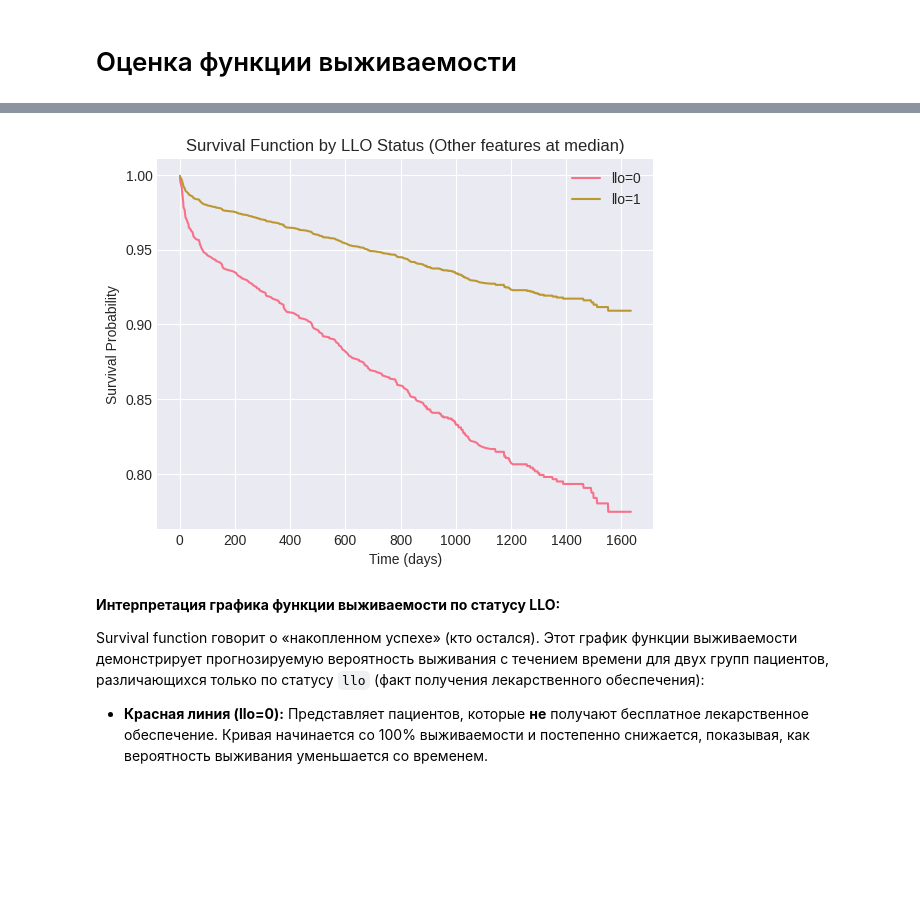
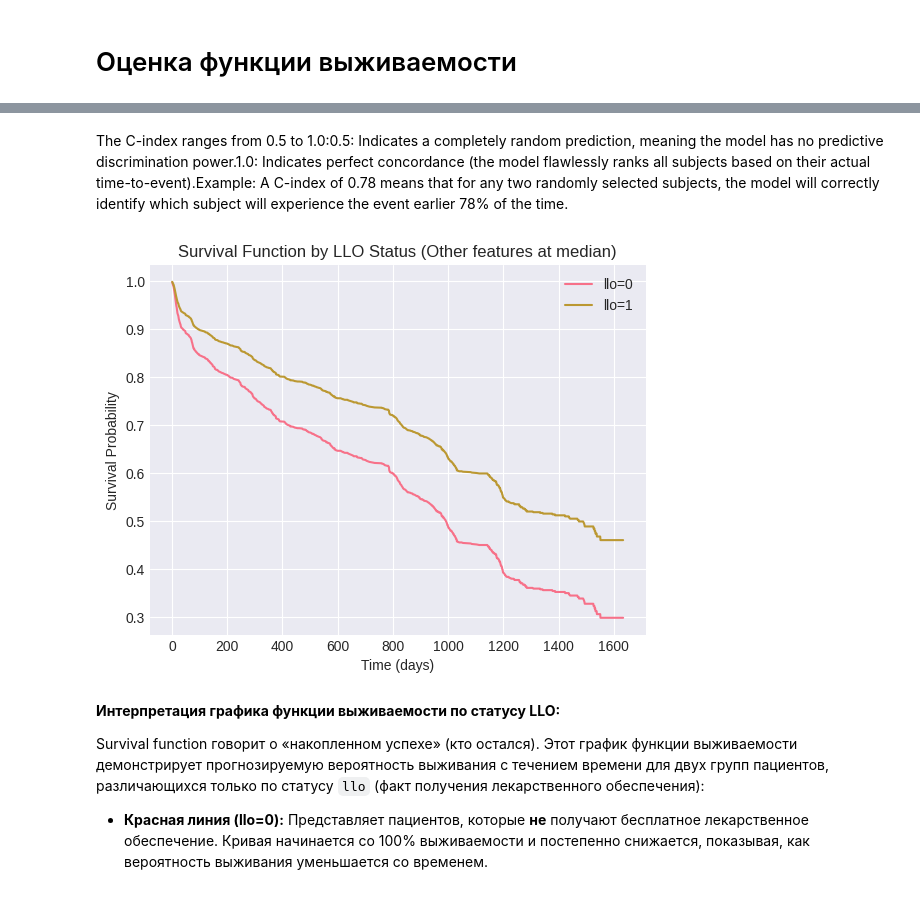
Before and after one commit to D2718281828nis/BioMedAI-Heart-Desease-LifeTime-Forecast, a Jupyter notebook: Survival-function-analysys.ipynb, the cells around one changed output, grey strips where cells are left out. Cells and saved outputs as stored; diff of their text form; code cells hidden in the pictures; blank space fills up the shorter version.

```diff
--- a/Survival-function-analysys.ipynb
+++ b/Survival-function-analysys.ipynb
@@ -571,0 +536,35 @@ cph.print_summary()
+# %%
+from lifelines import CoxPHFitter
+import pandas as pd
+import numpy as np
+
+# Reconstruct the training data for CoxPHFitter using scaled features
+# X_train_sc is a numpy array, convert it to DataFrame
+X_train_sc_df = pd.DataFrame(X_train_sc, columns=original_gb_reg_features, index=X_train.index)
+
+# Add 'time' (duration) and 'target' (event) from df_upsampled using the correct indices
+cph_data_train_scaled = X_train_sc_df.copy()
+cph_data_train_scaled['time'] = y_train # y_train already has correct indices and duration values
+cph_data_train_scaled['target'] = df_upsampled.loc[X_train.index, 'target'] # Get target for training indices
+
+# Drop any NaN values that might have been introduced if indices mismatch
+cph_data_train_scaled = cph_data_train_scaled.dropna()
+
+# Learning model
+cph = CoxPHFitter()
+cph.fit(cph_data_train_scaled, duration_col='time', event_col='target')
+
+# Print summary
+cph.print_summary()
+
+# Evaluate survival function (Concordance Index) using X_test_sc
+# First, prepare the test data similarly
+X_test_sc_df = pd.DataFrame(X_test_sc, columns=original_gb_reg_features, index=X_test.index)
+cph_data_test_scaled = X_test_sc_df.copy()
+cph_data_test_scaled['time'] = y_test # y_test has correct indices and duration values
+cph_data_test_scaled['target'] = df_upsampled.loc[X_test.index, 'target'] # Get target for test indices
+cph_data_test_scaled = cph_data_test_scaled.dropna()
+
+# Calculate concordance index
+concordance_index = cph.score(cph_data_test_scaled, scoring_method="concordance_index")
+print(f"\nConcordance Index on test set: {concordance_index:.4f}")
@@ -572,34 +602,38 @@ cph.print_summary()
+# %% [markdown]
+The C-index ranges from 0.5 to 1.0:0.5: Indicates a completely random prediction, meaning the model has no predictive discrimination power.1.0: Indicates perfect concordance (the model flawlessly ranks all subjects based on their actual time-to-event).Example: A C-index of 0.78 means that for any two randomly selected subjects, the model will correctly identify which subject will experience the event earlier 78% of the time.
 # %%
 from lifelines import CoxPHFitter
 
 # Create two hypothetical individuals for prediction:
 # One with llo=0 and others features at their median
 # One with llo=1 and others features at their median
 
-median_data = cph_data.drop(columns=['time', 'target']).median().to_frame().T
+# Use cph_data_train_scaled to get the median features, as this was the data used for fitting the CPH model.
+# Drop 'time' and 'target' as they are not features for prediction.
+median_data = cph_data_train_scaled.drop(columns=['time', 'target']).median().to_frame().T
 
 
 # Individual with llo=0
 pred_llo_0 = median_data.copy()
 pred_llo_0['llo'] = 0
 
 # Individual with llo=1
 pred_llo_1 = median_data.copy()
 pred_llo_1['llo'] = 1
 
 # Concatenate for plotting
 plot_data = pd.concat([pred_llo_0, pred_llo_1])
 plot_data.index = ['llo=0', 'llo=1']
 
 # Plot the survival function
 cph.predict_survival_function(plot_data).plot()
 plt.title('Survival Function by LLO Status (Other features at median)')
 plt.xlabel('Time (days)')
 plt.ylabel('Survival Probability')
 plt.grid(True)
 plt.show()
 # %% [output]
-[figure, old version]
+[figure, new version]
 # %% [markdown]
 **Интерпретация графика функции выживаемости по статусу LLO:**
 
```
Also changed, not shown: parts of 34 cells of this notebook.
